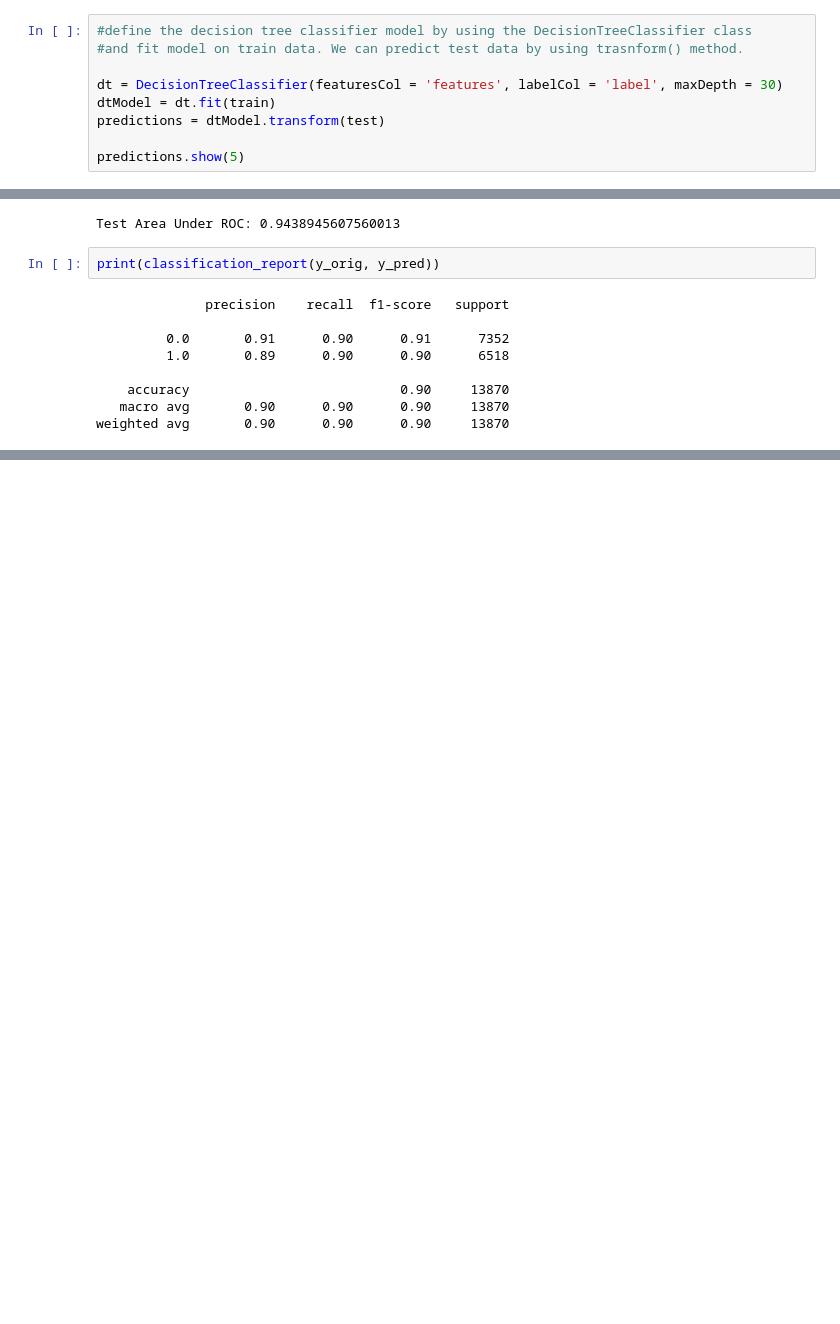
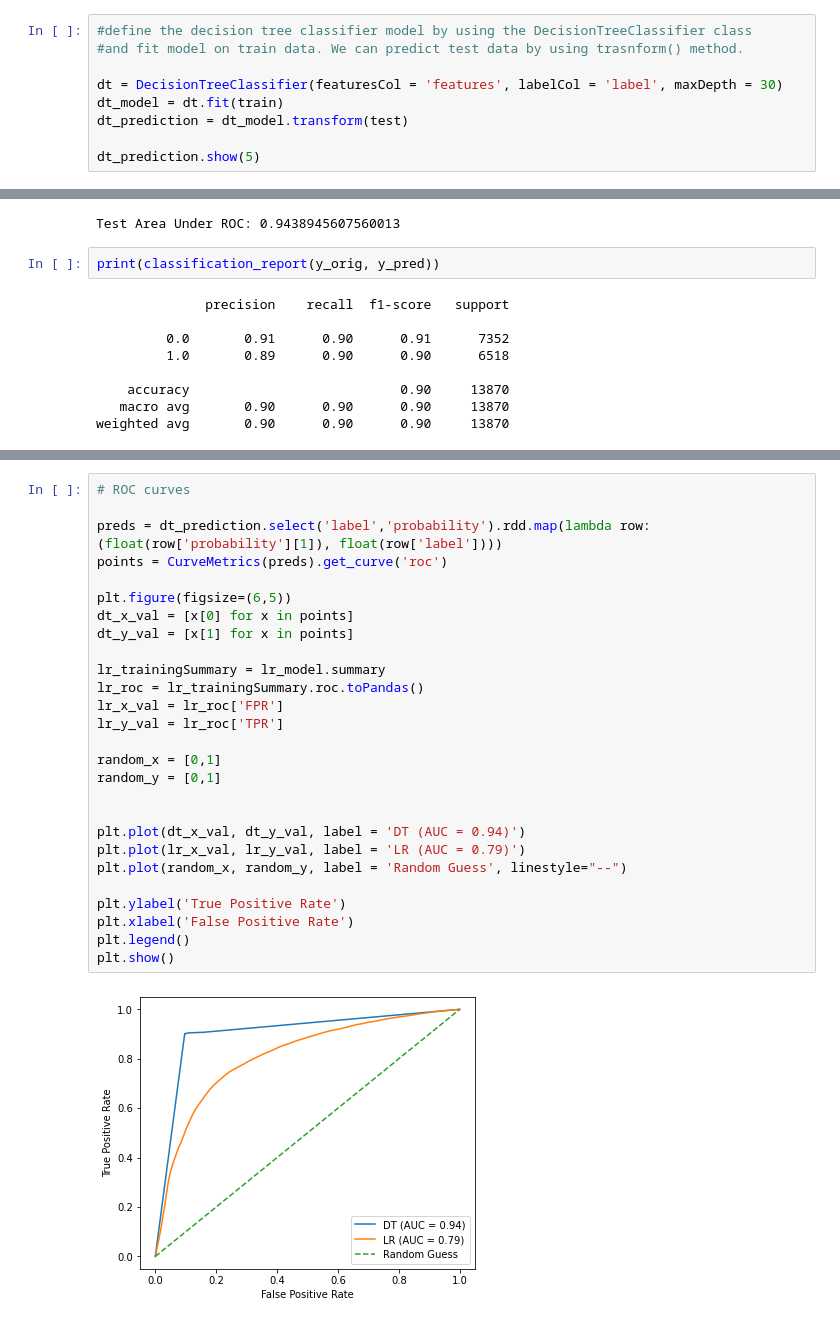
Before and after one commit to iamxichen/dsci632, a Jupyter notebook: DSCI632Project_Bank_Marketing.ipynb, the cells around one changed output, grey strips where cells are left out. Saved outputs shown, nothing was run; the diff lists cells and outputs as text; blank space fills up the shorter version.

Commit message:
Update notebook with AUC and PR curves

```diff
--- a/DSCI632Project_Bank_Marketing.ipynb
+++ b/DSCI632Project_Bank_Marketing.ipynb
@@ -798,10 +798,10 @@ weighted avg       0.75      0.75      0.75     13870
 #and fit model on train data. We can predict test data by using trasnform() method.
 
 dt = DecisionTreeClassifier(featuresCol = 'features', labelCol = 'label', maxDepth = 30)
-dtModel = dt.fit(train)
-predictions = dtModel.transform(test)
+dt_model = dt.fit(train)
+dt_prediction = dt_model.transform(test)
 
-predictions.show(5)
+dt_prediction.show(5)
 # %% [output]
 +--------------------+-----+-------------+-----------+----------+
 |            features|label|rawPrediction|probability|prediction|
@@ -854,0 +884,29 @@ weighted avg       0.90      0.90      0.90     13870
+# %%
+# ROC curves
+
+preds = dt_prediction.select('label','probability').rdd.map(lambda row: (float(row['probability'][1]), float(row['label'])))
+points = CurveMetrics(preds).get_curve('roc')
+
+plt.figure(figsize=(6,5))
+dt_x_val = [x[0] for x in points]
+dt_y_val = [x[1] for x in points]
+
+lr_trainingSummary = lr_model.summary
+lr_roc = lr_trainingSummary.roc.toPandas()
+lr_x_val = lr_roc['FPR']
+lr_y_val = lr_roc['TPR']
+
+random_x = [0,1]
+random_y = [0,1]
+
+
+plt.plot(dt_x_val, dt_y_val, label = 'DT (AUC = 0.94)')
+plt.plot(lr_x_val, lr_y_val, label = 'LR (AUC = 0.79)')
+plt.plot(random_x, random_y, label = 'Random Guess', linestyle="--")
+
+plt.ylabel('True Positive Rate')
+plt.xlabel('False Positive Rate')
+plt.legend()
+plt.show()
+# %% [output]
+[figure, added]
```
Also changed, not shown: parts of 5 cells of this notebook.
